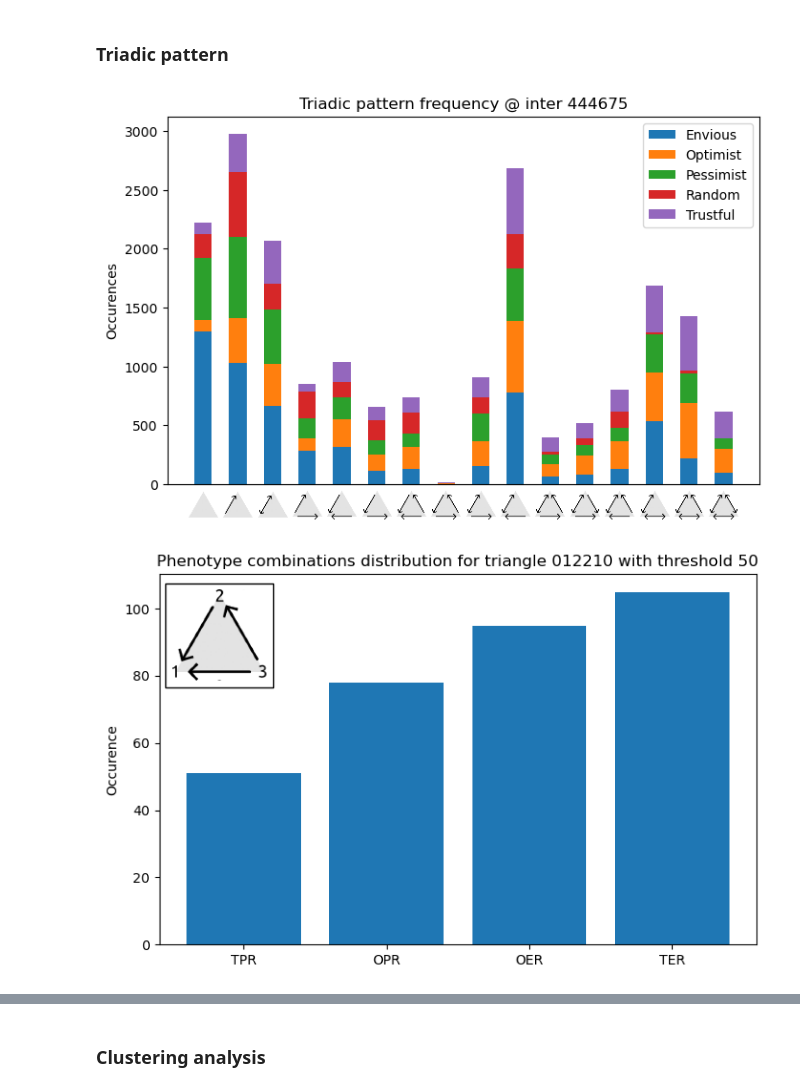
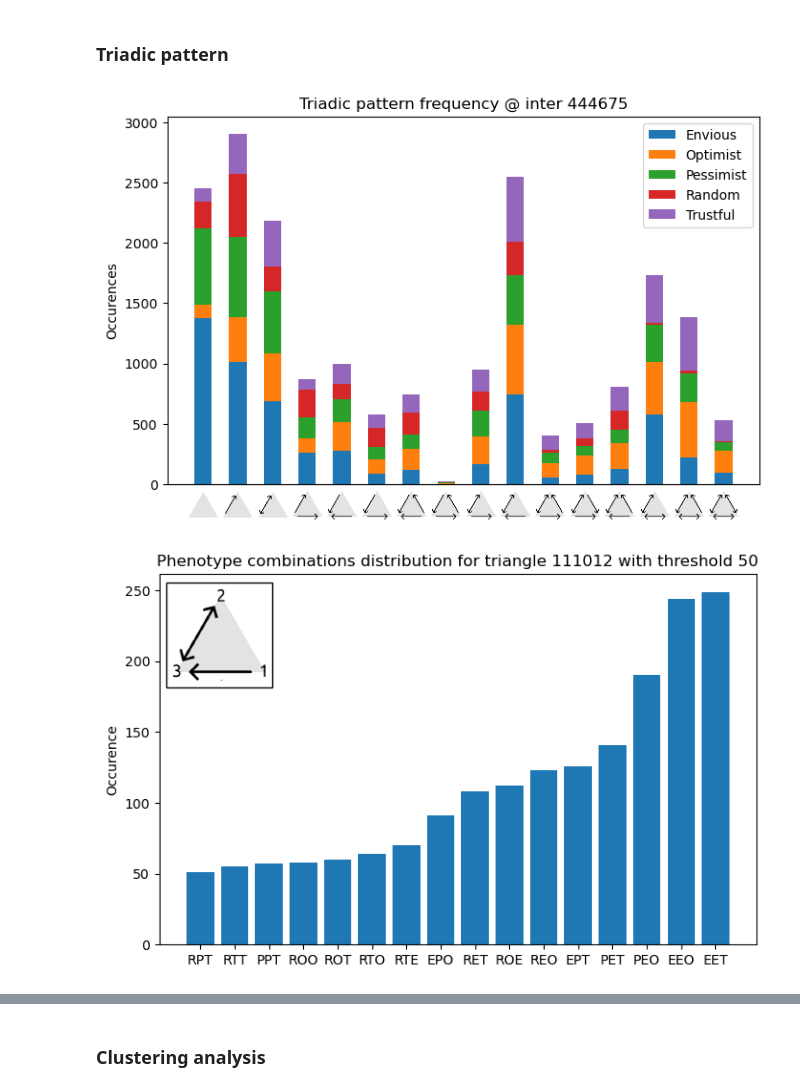
Before and after one commit to yuxuama/cooperation_emergence, a Jupyter notebook: notebooks/last_analysis.ipynb, the cells around one changed output, grey strips where cells are left out. Drawn from its saved outputs; the diff is of its cells as text; code cells hidden in the pictures.

```diff
--- a/notebooks/last_analysis.ipynb
+++ b/notebooks/last_analysis.ipynb
@@ -124,16 +141,16 @@ plt.show()
 # %% [markdown]
 ### Triadic pattern
 # %%
-plot_triadic_pattern_phenotype(tri_pattern_freq, parameters, )
+plot_triadic_pattern_phenotype(tri_pattern_freq, parameters)
 if save:
-    plt.savefig("../plot/" + dirname + str(n) + "/triadic_pattern_bar.png")
+    plt.savefig("../plot/" + dirname + "/triadic_pattern_bar.png")
 else:
     plt.show()
 # %% [output]
-[figure, old version]
+[figure, new version]
 # %%
 ph_comb_dt = measure_triadic_pattern_phenotype_combination(l.astype(int), parameters, inter)
-plot_phenotype_combination_per_triangle("012210", ph_comb_dt, 50)
+plot_phenotype_combination_per_triangle("111012", ph_comb_dt, 50)
 plt.show()
 # %% [output]
-[figure, old version]
+[figure, new version]
```
Also changed, not shown: parts of 13 cells of this notebook, 1 other file.
